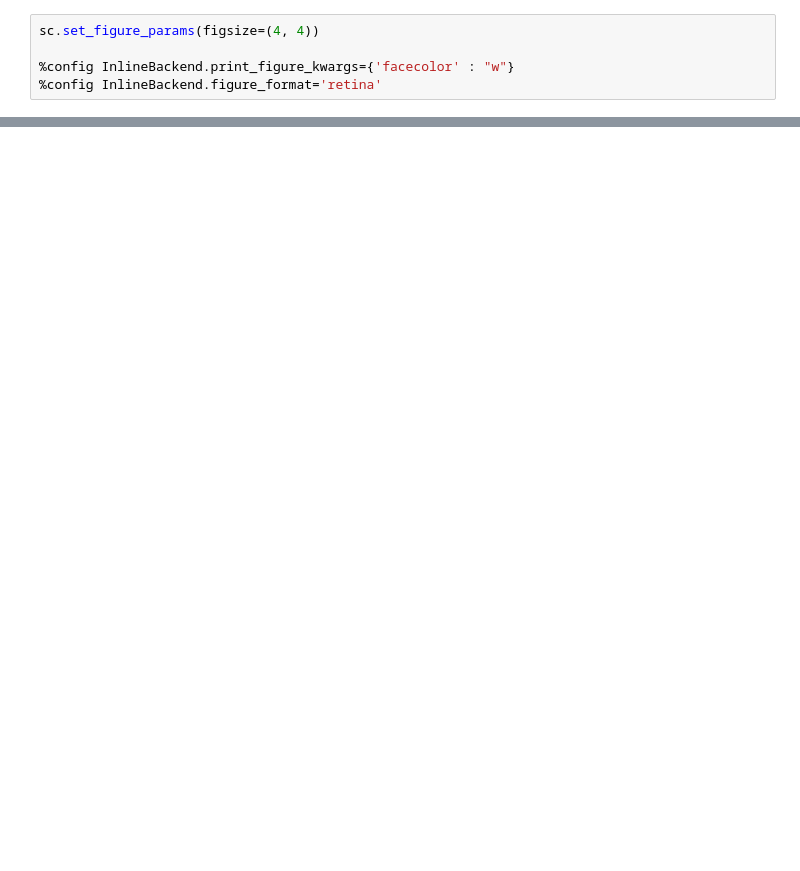
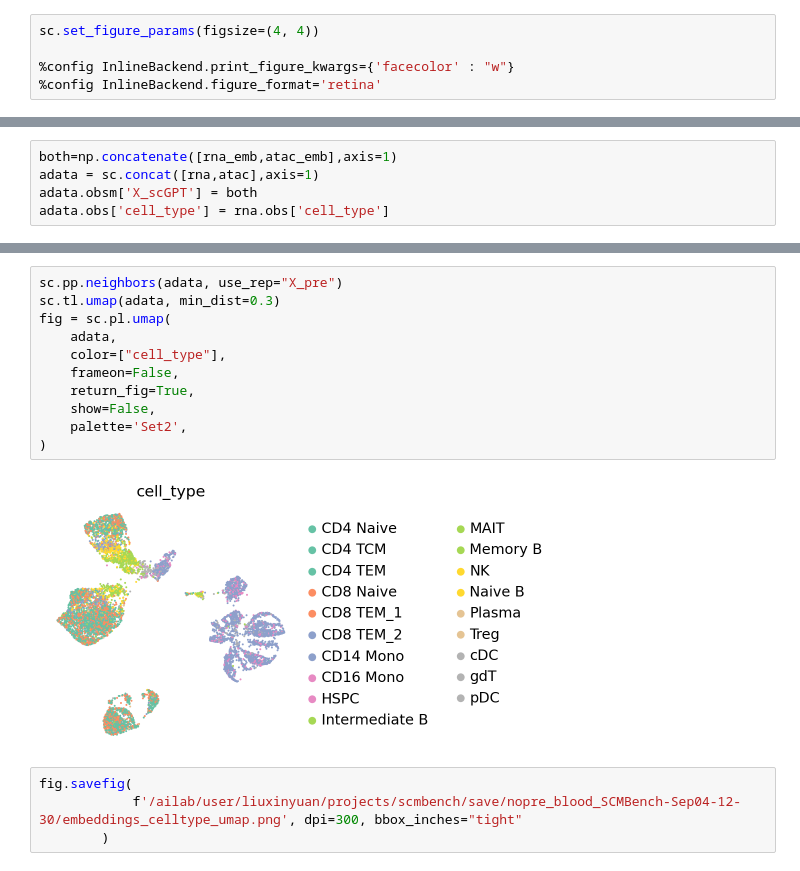
Before and after one commit to ml4bio/SCMBench, a Jupyter notebook: evaluation/scripts/run_scVI.ipynb, the cells around one changed output, grey strips where cells are left out. Saved outputs shown, nothing was run; the diff lists cells and outputs as text; blank space fills up the shorter version.

```diff
--- a/evaluation/scripts/run_scVI.ipynb
+++ b/evaluation/scripts/run_scVI.ipynb
@@ -47,0 +26,5 @@ adata.obsm["X_scVI"] = vae.get_latent_representation()
+# %%
+both=np.concatenate([rna_emb,atac_emb],axis=1)
+adata = sc.concat([rna,atac],axis=1)
+adata.obsm['X_scGPT'] = both
+adata.obs['cell_type'] = rna.obs['cell_type']
@@ -60,0 +117,17 @@ sc.pl.embedding(
+# %%
+sc.pp.neighbors(adata, use_rep="X_pre")
+sc.tl.umap(adata, min_dist=0.3)
+fig = sc.pl.umap(
+    adata,
+    color=["cell_type"],
+    frameon=False,
+    return_fig=True,
+    show=False,
+    palette='Set2',
+)
+# %% [output]
+[figure, added]
+# %%
+fig.savefig(
+            f'/ailab/user/liuxinyuan/projects/scmbench/save/nopre_blood_SCMBench-Sep04-12-30/embeddings_celltype_umap.png', dpi=300, bbox_inches="tight"
+        )
```
Also changed, not shown: parts of 30 cells of this notebook, 6 other files.
